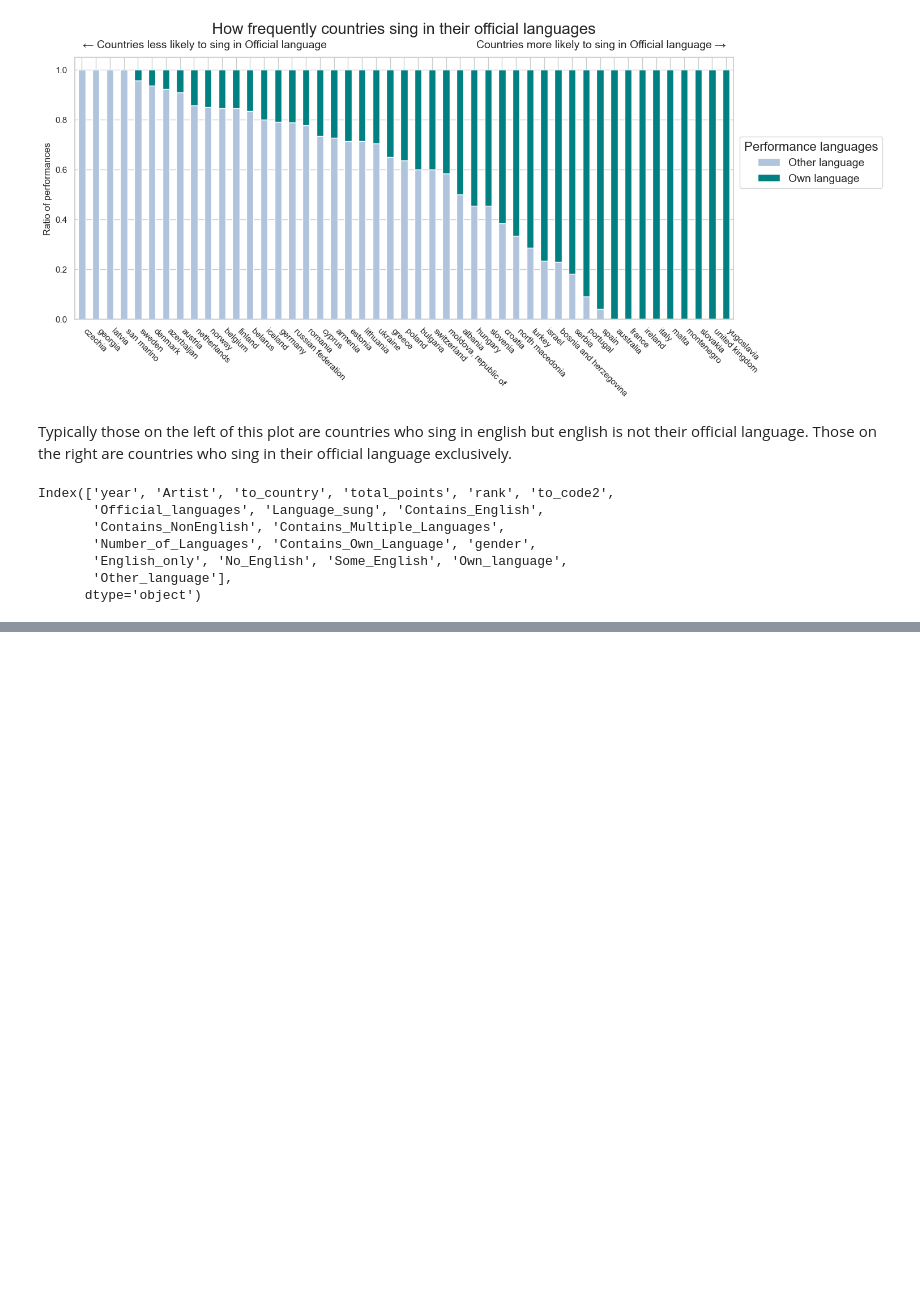
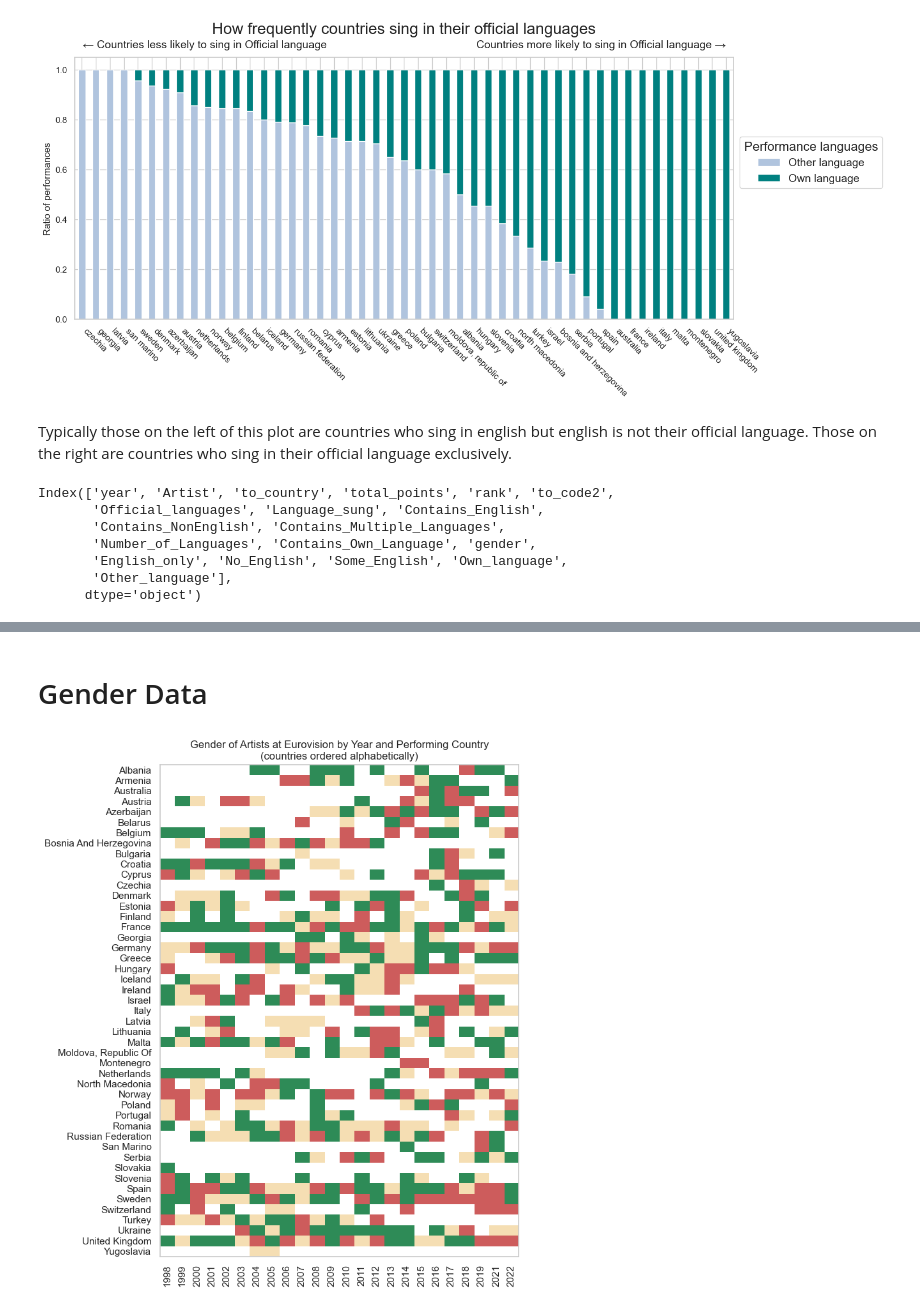
Before and after one commit to KatrionaGoldmann/Eurovision_TDS, a Jupyter notebook: eurovision/notebooks/story.ipynb, the cells around one changed output, grey strips where cells are left out. Cells and saved outputs as stored; diff of their text form; code cells hidden in the pictures; blank space fills up the shorter version.

```diff
--- a/eurovision/notebooks/story.ipynb
+++ b/eurovision/notebooks/story.ipynb
@@ -576,0 +622,37 @@ plt.show()
+# %% [markdown]
+# Gender Data
+# %%
+from matplotlib.colors import to_rgba
+
+gender_df = df[['year', 'to_country', 'gender']].copy().drop_duplicates()
+
+countries = gender_df.sort_values(by=['to_country'])['to_country'].drop_duplicates().to_list()
+years = gender_df['year'].drop_duplicates().to_list()
+
+gender_colours = {
+    'female': to_rgba('seagreen'),
+    'group': to_rgba('wheat'),
+    'male': to_rgba('indianred'),
+    'none': to_rgba('white')
+}
+
+gender = []
+for year in years:
+    missing = pd.DataFrame({'year': [year] * len(countries), 'to_country': countries, 'gender': ['none'] * len(countries)}).set_index('to_country')
+    missing.update(gender_df[gender_df['year'] == year].set_index('to_country'))
+    gender.append(list(map(lambda x: gender_colours[x], missing.sort_values(by=['to_country'])['gender'].to_list())))
+
+gender = list(map(list, zip(*gender)))
+fig, ax = plt.subplots(1, 1)
+fig.set_size_inches(10, 10)
+img = plt.imshow(gender, aspect=0.7)
+ax.set_xticks(range(len(years)))
+ax.set_xticklabels(years)
+plt.xticks(rotation=90)
+ax.set_yticks(range(len(countries)))
+ax.set_yticklabels(list(map(str.title, countries)))
+ax.grid(False)
+plt.title('Gender of Artists at Eurovision by Year and Performing Country\n(countries ordered alphabetically)')
+plt.show()
+# %% [output]
+[figure, added]
```
Also changed, not shown: parts of 19 cells of this notebook.
